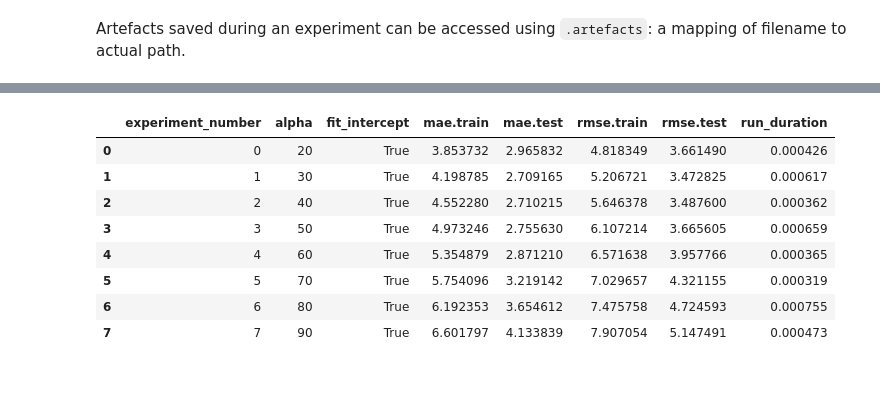
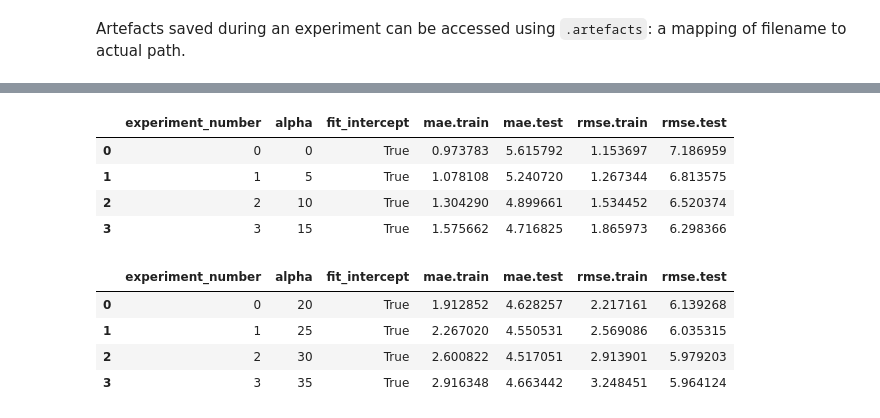
Before and after one commit to jla-gardner/digital-experiments, a Jupyter notebook: examples/digital_experiments.ipynb, the cells around one changed output, grey strips where cells are left out. Cells and saved outputs as stored; diff of their text form; code cells hidden in the pictures; blank space fills up the shorter version.

```diff
--- a/examples/digital_experiments.ipynb
+++ b/examples/digital_experiments.ipynb
@@ -205,13 +206,18 @@ filter(alpha=0)
 # %%
-# function
-filter(alpha=lambda x: x >= 20)
+# function matches, on config
+filter(alpha=lambda x: x < 20)
 # %% [output]
-|  | experiment_number | alpha | fit_intercept | mae.train | mae.test | rmse.train | rmse.test | run_duration |
-| 0 | 0 | 20 | True | 3.853732 | 2.965832 | 4.818349 | 3.661490 | 0.000426 |
-| 1 | 1 | 30 | True | 4.198785 | 2.709165 | 5.206721 | 3.472825 | 0.000617 |
-| 2 | 2 | 40 | True | 4.552280 | 2.710215 | 5.646378 | 3.487600 | 0.000362 |
-| 3 | 3 | 50 | True | 4.973246 | 2.755630 | 6.107214 | 3.665605 | 0.000659 |
-| 4 | 4 | 60 | True | 5.354879 | 2.871210 | 6.571638 | 3.957766 | 0.000365 |
-| 5 | 5 | 70 | True | 5.754096 | 3.219142 | 7.029657 | 4.321155 | 0.000319 |
-| 6 | 6 | 80 | True | 6.192353 | 3.654612 | 7.475758 | 4.724593 | 0.000755 |
-| 7 | 7 | 90 | True | 6.601797 | 4.133839 | 7.907054 | 5.147491 | 0.000473 |
+|  | experiment_number | alpha | fit_intercept | mae.train | mae.test | rmse.train | rmse.test |
+| 0 | 0 | 0 | True | 0.973783 | 5.615792 | 1.153697 | 7.186959 |
+| 1 | 1 | 5 | True | 1.078108 | 5.240720 | 1.267344 | 6.813575 |
+| 2 | 2 | 10 | True | 1.304290 | 4.899661 | 1.534452 | 6.520374 |
+| 3 | 3 | 15 | True | 1.575662 | 4.716825 | 1.865973 | 6.298366 |
+# %%
+# filter on results
+filter(mae={"test": lambda x: x < 4.7})
+# %% [output]
+|  | experiment_number | alpha | fit_intercept | mae.train | mae.test | rmse.train | rmse.test |
+| 0 | 0 | 20 | True | 1.912852 | 4.628257 | 2.217161 | 6.139268 |
+| 1 | 1 | 25 | True | 2.267020 | 4.550531 | 2.569086 | 6.035315 |
+| 2 | 2 | 30 | True | 2.600822 | 4.517051 | 2.913901 | 5.979203 |
+| 3 | 3 | 35 | True | 2.916348 | 4.663442 | 3.248451 | 5.964124 |
```
Also changed, not shown: parts of 12 cells of this notebook, 5 other files.
